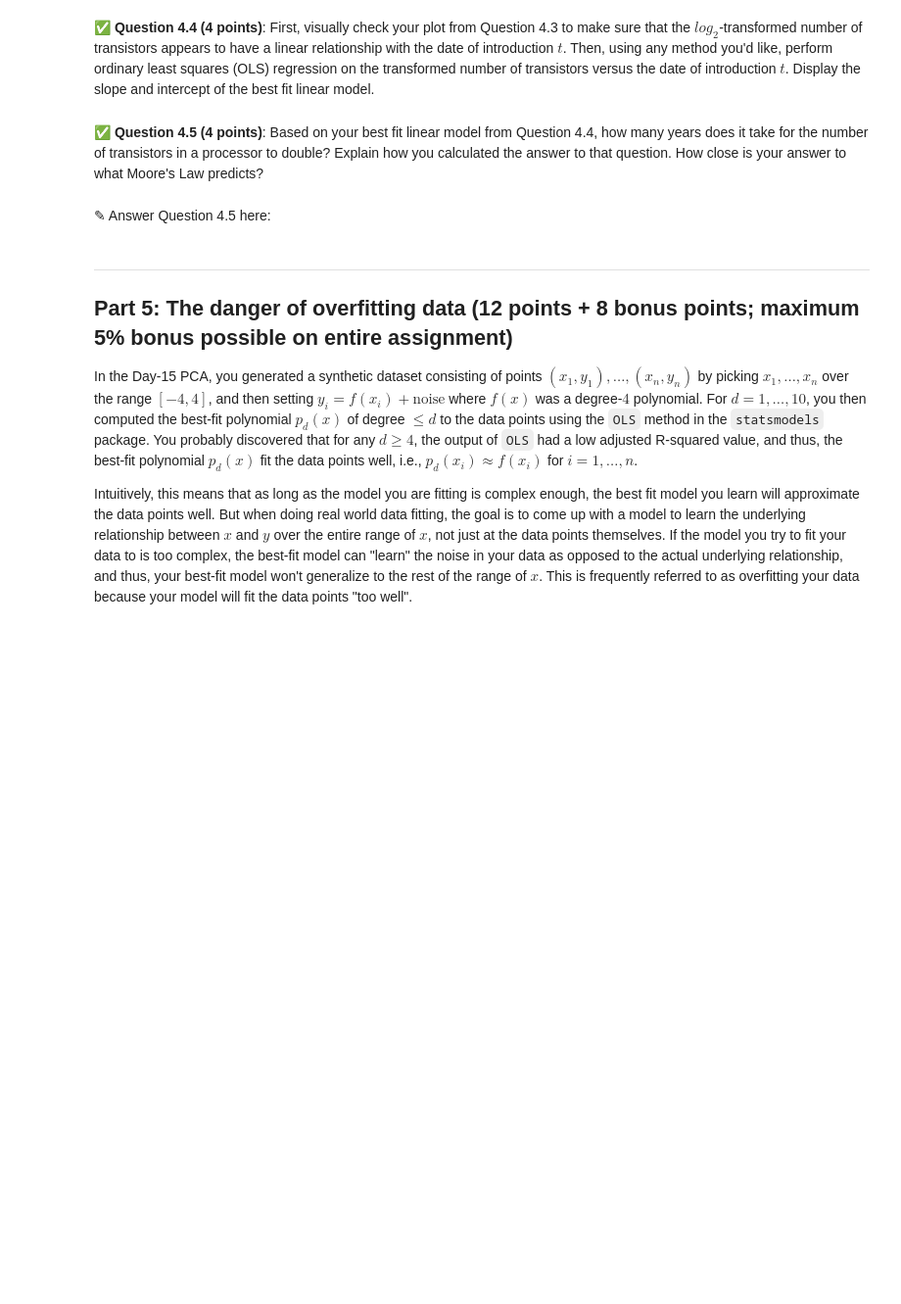
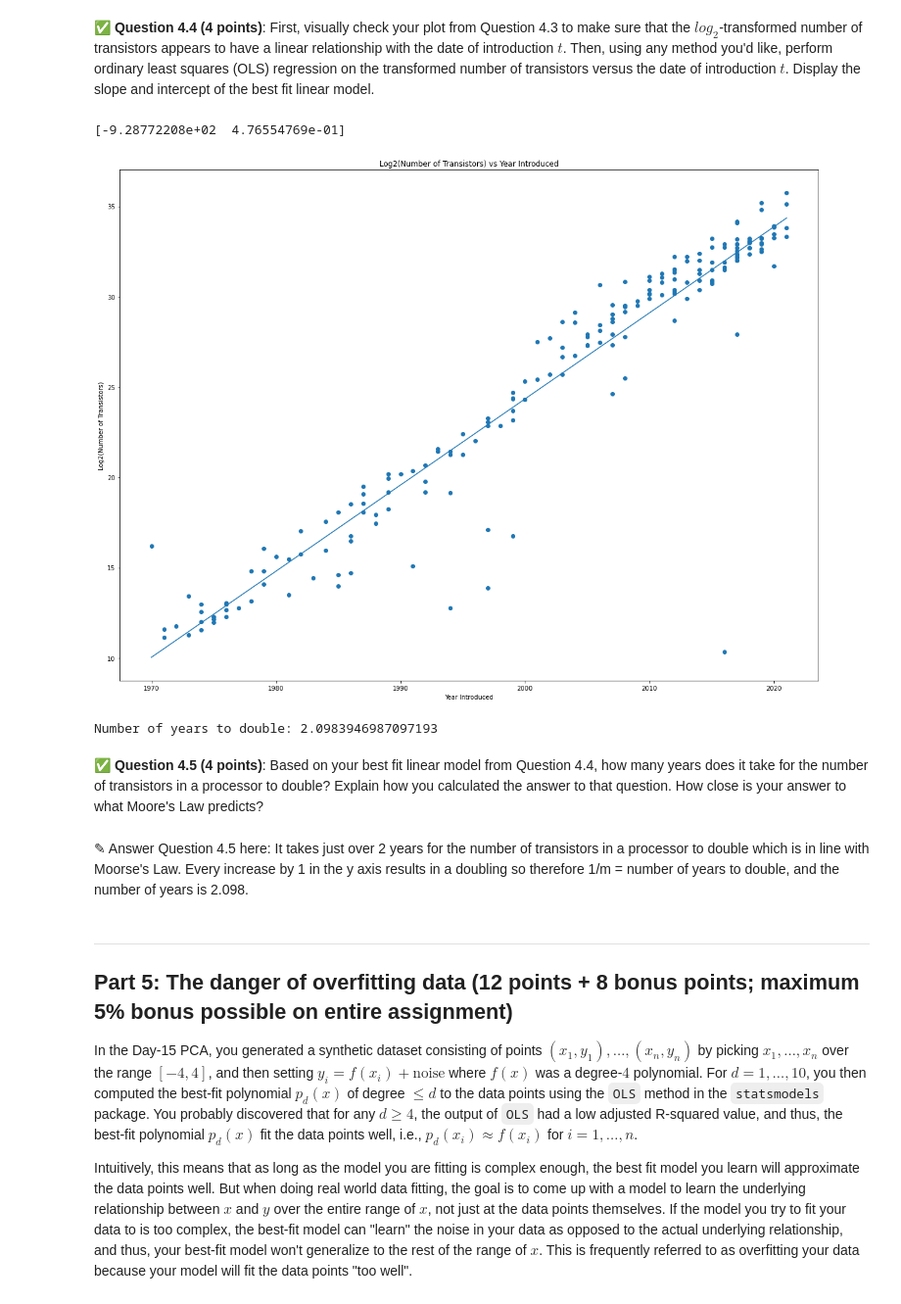
Before and after one commit to zimbot13/cmse202-f21-turnin, a Jupyter notebook: hw-04/HW-04_graph_regression-STUDENT.ipynb, the cells around one changed output. Shown at 98% size. Drawn from its saved outputs; the diff is of its cells as text; code cells hidden in the pictures; blank space fills up the shorter version.

```diff
--- a/hw-04/HW-04_graph_regression-STUDENT.ipynb
+++ b/hw-04/HW-04_graph_regression-STUDENT.ipynb
@@ -302,7 +346,30 @@ which now has the form we're used to: $y = mx + b$, which we can fit a line to.
+# %%
+# Put your code for Question 4.4 here
+import statsmodels.api as sm
+
+X=d
+X = sm.add_constant(X)
+rs = sm.OLS(logN,X).fit()
+p = rs.params
+print(p)
+y = p[1]*d + p[0]
+plt.figure(figsize=[20,15])
+plt.scatter(d,logN)
+plt.plot(d,y)
+plt.title('Log2(Number of Transistors) vs Year Introduced')
+plt.xlabel('Year Introduced')
+plt.ylabel('Log2(Number of Transistors)')
+plt.show()
+
+print('Number of years to double:', 1/p[1])
+# %% [output]
+[-9.28772208e+02  4.76554769e-01]
+[figure, added]
+Number of years to double: 2.0983946987097193
 # %% [markdown]
 &#9989; **Question 4.5 (4 points)**: Based on your best fit linear model from Question 4.4, how many years does it take for the number of transistors in a processor to double? Explain how you calculated the answer to that question. How close is your answer to what Moore's Law predicts?
-# %% [markdown]
-<font size=+3>&#9998;</font> Answer Question 4.5 here:
+# %% [markdown]
+<font size=+3>&#9998;</font> Answer Question 4.5 here: It takes just over 2 years for the number of transistors in a processor to double which is in line with Moorse's Law. Every increase by 1 in the y axis results in a doubling so therefore 1/m = number of years to double, and the number of years is 2.098.
 # %% [markdown]
 ---
 ## Part 5: The danger of overfitting data (12 points + 8 bonus points; maximum 5% bonus possible on entire assignment)
```
Also changed, not shown: parts of 12 cells of this notebook.
